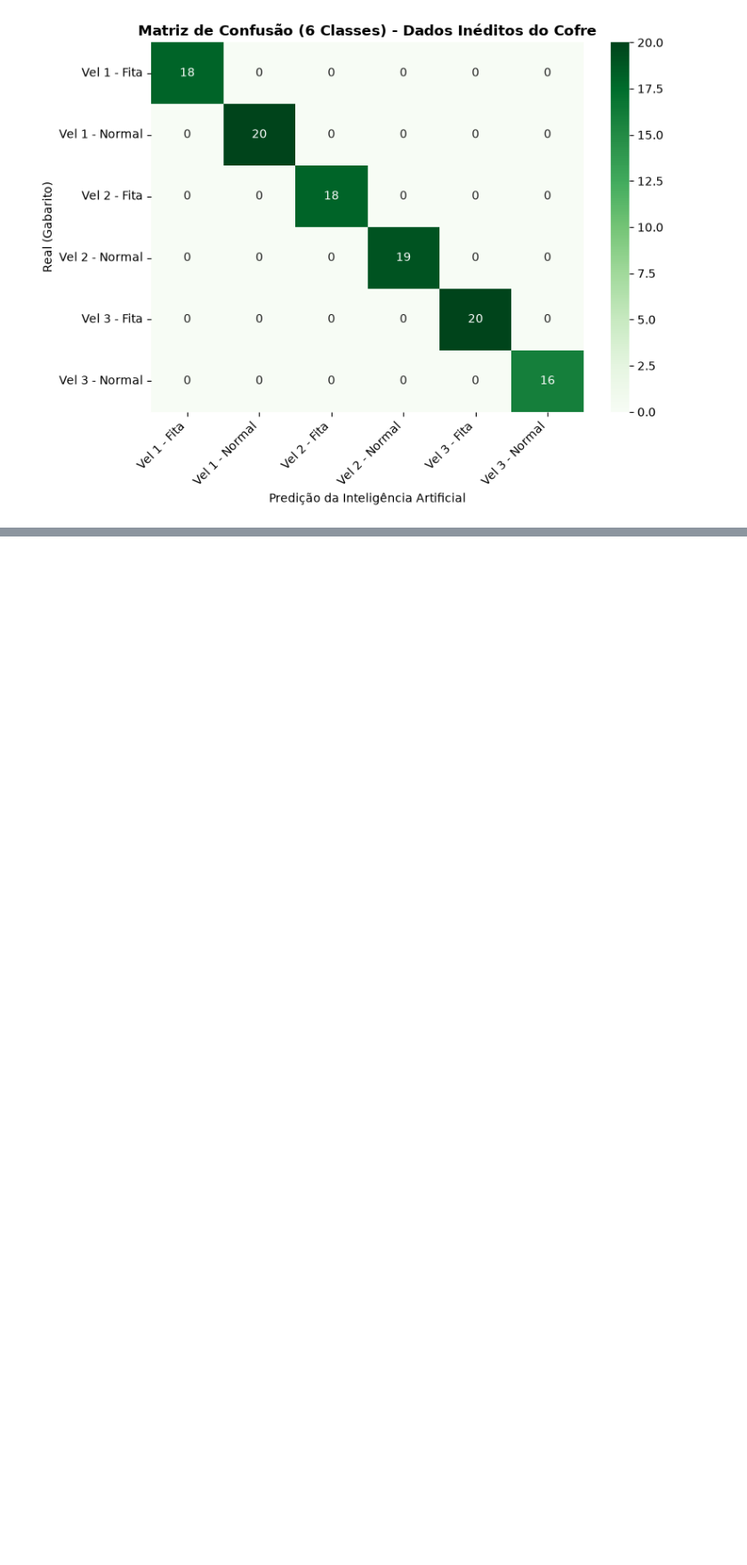
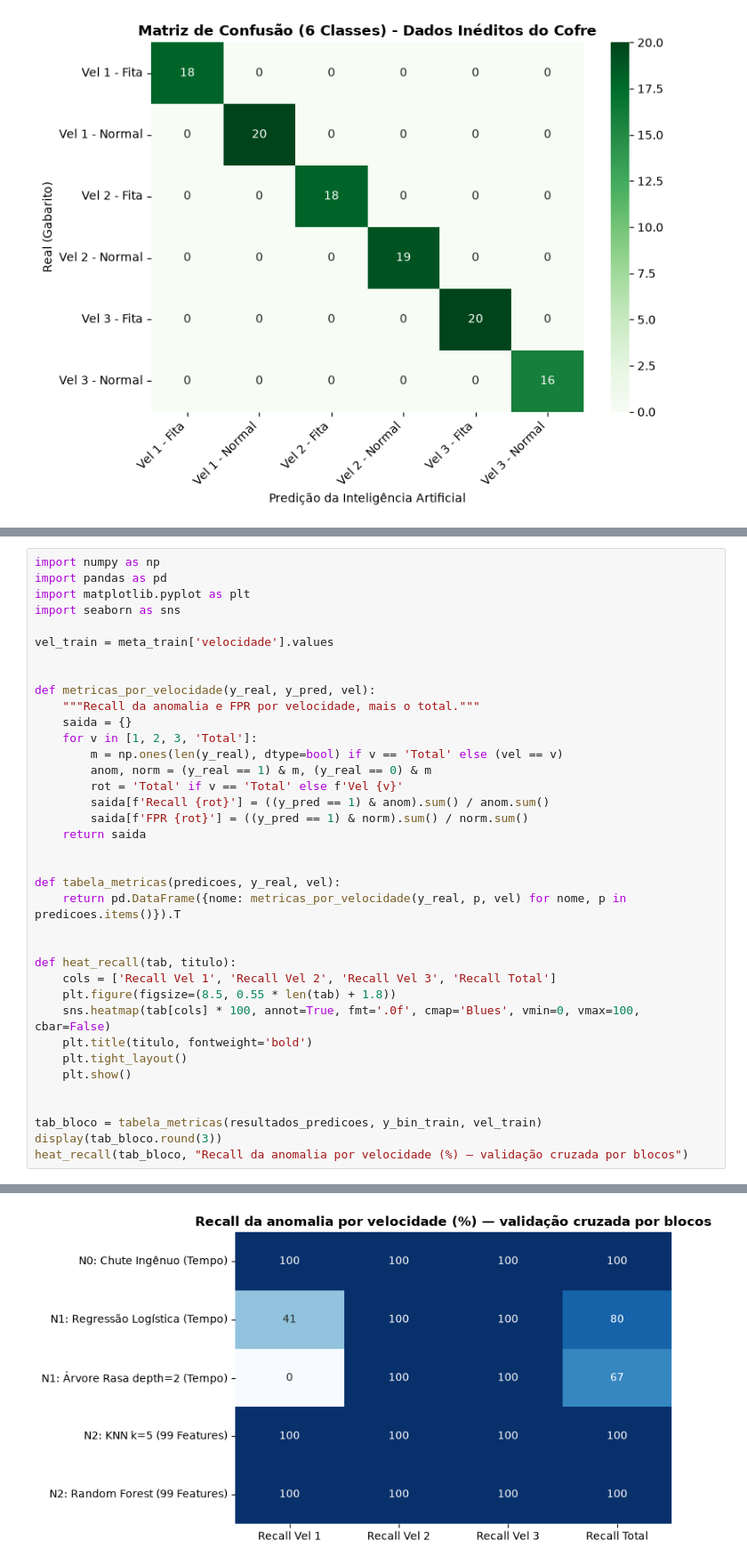
Before and after one commit to GabrielRibeiro5402/TCC, a Jupyter notebook: ML/ml_classifiacao.ipynb, the cells around one changed output, grey strips where cells are left out. Shown at 89% size. Saved outputs shown, nothing was run; the diff lists cells and outputs as text; blank space fills up the shorter version.

```diff
--- a/ML/ml_classifiacao.ipynb
+++ b/ML/ml_classifiacao.ipynb
@@ -995,0 +1018,38 @@ Vel 3 - Fita na Hélice       1.00      1.00      1.00        20
+# %%
+import numpy as np
+import pandas as pd
+import matplotlib.pyplot as plt
+import seaborn as sns
+
+vel_train = meta_train['velocidade'].values
+
+
+def metricas_por_velocidade(y_real, y_pred, vel):
+    """Recall da anomalia e FPR por velocidade, mais o total."""
+    saida = {}
+    for v in [1, 2, 3, 'Total']:
+        m = np.ones(len(y_real), dtype=bool) if v == 'Total' else (vel == v)
+        anom, norm = (y_real == 1) & m, (y_real == 0) & m
+        rot = 'Total' if v == 'Total' else f'Vel {v}'
+        saida[f'Recall {rot}'] = ((y_pred == 1) & anom).sum() / anom.sum()
+        saida[f'FPR {rot}'] = ((y_pred == 1) & norm).sum() / norm.sum()
+    return saida
+
+
+def tabela_metricas(predicoes, y_real, vel):
+    return pd.DataFrame({nome: metricas_por_velocidade(y_real, p, vel) for nome, p in predicoes.items()}).T
+
+
+def heat_recall(tab, titulo):
+    cols = ['Recall Vel 1', 'Recall Vel 2', 'Recall Vel 3', 'Recall Total']
+    plt.figure(figsize=(8.5, 0.55 * len(tab) + 1.8))
+    sns.heatmap(tab[cols] * 100, annot=True, fmt='.0f', cmap='Blues', vmin=0, vmax=100, cbar=False)
+    plt.title(titulo, fontweight='bold')
+    plt.tight_layout()
+    plt.show()
+
+
+tab_bloco = tabela_metricas(resultados_predicoes, y_bin_train, vel_train)
+display(tab_bloco.round(3))
+heat_recall(tab_bloco, "Recall da anomalia por velocidade (%) — validação cruzada por blocos")
+# %% [output]
@@ -995,0 +1062 @@ Vel 3 - Fita na Hélice       1.00      1.00      1.00        20
+[figure, added]
```
Also changed, not shown: parts of 19 cells of this notebook, 4 other files.
